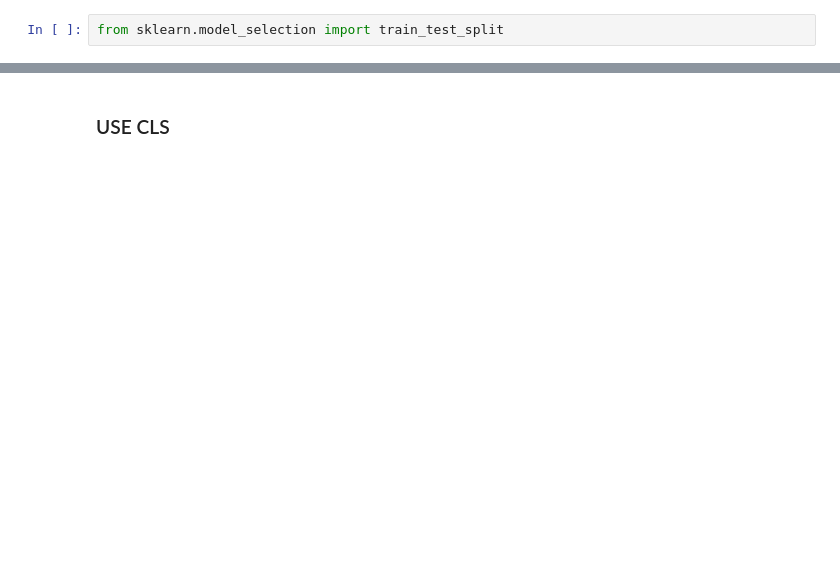
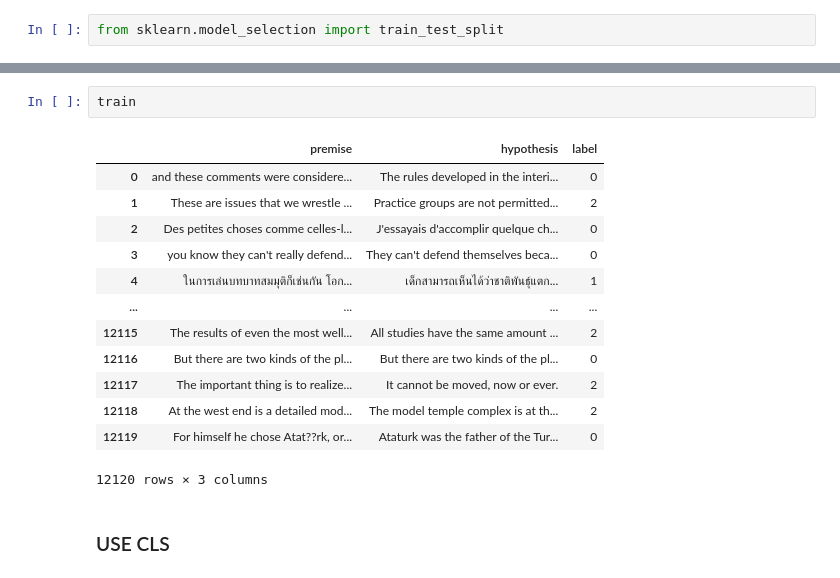
Before and after one commit to halujeff5/DearWatson, a Jupyter notebook: entailment.ipynb, the cells around one changed output, grey strips where cells are left out. Drawn from its saved outputs; the diff is of its cells as text; blank space fills up the shorter version.

```diff
--- a/entailment.ipynb
+++ b/entailment.ipynb
@@ -83,2 +76,18 @@ TypeError: "                                           clean_premise  \
+# %%
+train
+# %% [output]
+|  | premise | hypothesis | label |
+| 0 | and these comments were considere... | The rules developed in the interi... | 0 |
+| 1 | These are issues that we wrestle ... | Practice groups are not permitted... | 2 |
+| 2 | Des petites choses comme celles-l... | J'essayais d'accomplir quelque ch... | 0 |
+| 3 | you know they can't really defend... | They can't defend themselves beca... | 0 |
+| 4 | ในการเล่นบทบาทสมมุติก็เช่นกัน โอก... | เด็กสามารถเห็นได้ว่าชาติพันธุ์แตก... | 1 |
+| ... | ... | ... | ... |
+| 12115 | The results of even the most well... | All studies have the same amount ... | 2 |
+| 12116 | But there are two kinds of the pl... | But there are two kinds of the pl... | 0 |
+| 12117 | The important thing is to realize... | It cannot be moved, now or ever. | 2 |
+| 12118 | At the west end is a detailed mod... | The model temple complex is at th... | 2 |
+| 12119 | For himself he chose Atat??rk, or... | Ataturk was the father of the Tur... | 0 |
+12120 rows × 3 columns
 # %% [markdown]
 ### USE CLS
```
Also changed, not shown: parts of 46 cells of this notebook.
